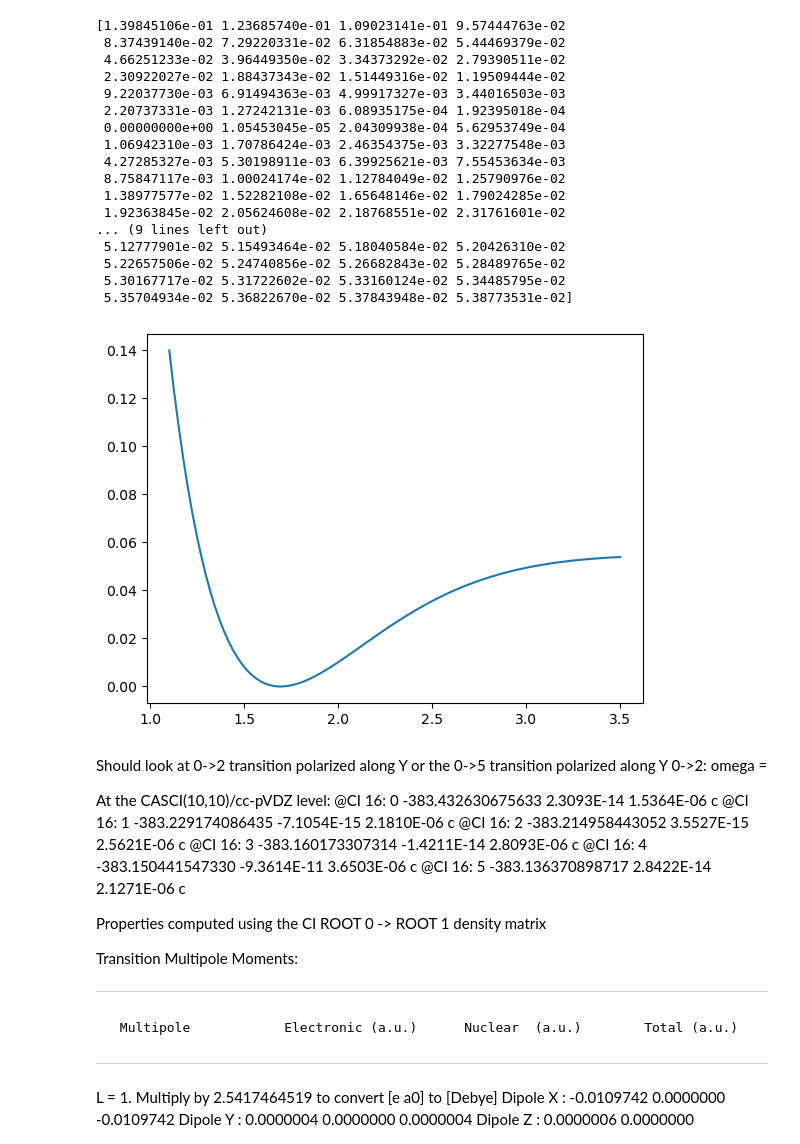
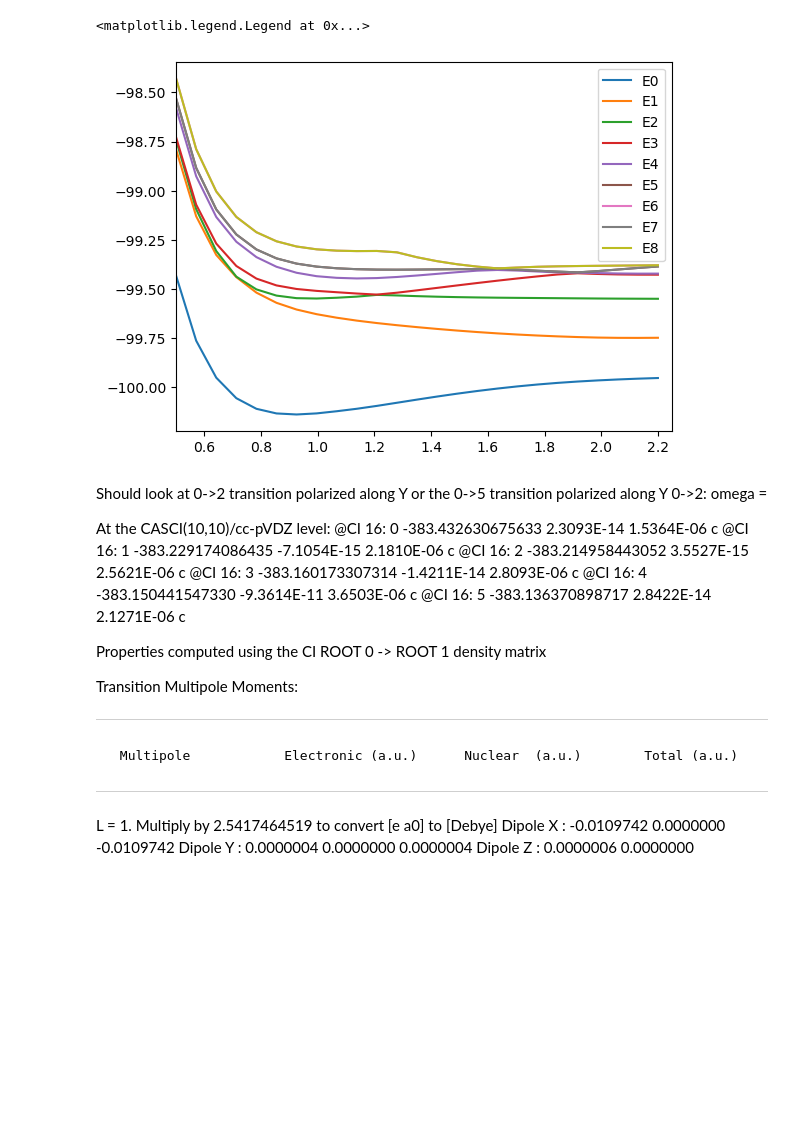
Before and after one commit to boss-bee/data_repository, a Jupyter notebook: json_scripts/hf_casci.ipynb, the cells around one changed output. Cells and saved outputs as stored; diff of their text form; code cells hidden in the pictures; blank space fills up the shorter version.

```diff
--- a/json_scripts/hf_casci.ipynb
+++ b/json_scripts/hf_casci.ipynb
@@ -63,41 +172,41 @@ for r_val in rs:
 # %%
 from matplotlib import pyplot as plt
 #plt.plot(rs, scf_e, label="rhf")
-plt.plot(rs, eg, label="casci g")
-plt.plot(rs, e1)
+plt.plot(rs, eg, label="E0")
+plt.plot(rs, e1, label="E1")
+plt.plot(rs, e2, label="E2")
+plt.plot(rs, e3, label="E3")
+plt.plot(rs, e4, label="E4")
+plt.plot(rs, e5, label="E5")
+plt.plot(rs, e6, label="E6")
+plt.plot(rs, e7, label="E7")
+plt.plot(rs, e8, label="E8")
 #plt.plot(rs, e2)
-plt.xlim(1.5,2.0)
-plt.ylim(-199.92, -199.7)
+plt.xlim(0.5,2.25)
+#plt.ylim(-199.92, -199.7)
 plt.legend()
 
-pes = np.array([[rs], [eg], [e1]])
-np.save("mghp_pes_casci_8_12_ccPVTZ.npy", pes)
+#pes = np.array([[rs], [eg], [e1]])
+#np.save("mghp_pes_casci_8_12_ccPVTZ.npy", pes)
+# %% [output]
+<matplotlib.legend.Legend at 0x...>
+[figure, added]
 # %%
 pes_read = np.load("mghp_pes_casci_8_12_ccPVTZ.npy")
 np.shape(pes_read)
-plt.plot(rs, pes_read[1,0,:]-np.min(pes_read[1,0,:]))
+
+plt.plot(rs, cceg, label="ccsd(t)")
+plt.plot(rs, eg, label="Eg (6,16)")
+plt.plot(rs, e1, label='E1 (6,16)')
+plt.plot(rs, e3, label='E2 (6,16)')
+#plt.plot(pes_read[0,0,:], pes_read[1,0,:], label='E1 (8, 12)')
+#plt.plot(pes_read[0,0,:], pes_read[2,0,:], label='E2 (8, 12)')
+#plt.plot(pes_read[0,0,:], pes_read[3,0,:], label='E3 (8, 12)')
+plt.legend()
+#plt.plot(rs, pes_read[1,0,:]-np.min(pes_read[1,0,:]))
 #plt.plot(rs, pes_read[2,0,:])
 
-print(pes_read[1,0,:]-np.min(pes_read[1,0,:]))
+#print(pes_read[1,0,:]-np.min(pes_read[1,0,:]))
-# %% [output]
-[1.39845106e-01 1.23685740e-01 1.09023141e-01 9.57444763e-02
- 8.37439140e-02 7.29220331e-02 6.31854883e-02 5.44469379e-02
- 4.66251233e-02 3.96449350e-02 3.34373292e-02 2.79390511e-02
- 2.30922027e-02 1.88437343e-02 1.51449316e-02 1.19509444e-02
- 9.22037730e-03 6.91494363e-03 4.99917327e-03 3.44016503e-03
- 2.20737331e-03 1.27242131e-03 6.08935175e-04 1.92395018e-04
- 0.00000000e+00 1.05453045e-05 2.04309938e-04 5.62953749e-04
- 1.06942310e-03 1.70786424e-03 2.46354375e-03 3.32277548e-03
- 4.27285327e-03 5.30198911e-03 6.39925621e-03 7.55453634e-03
- 8.75847117e-03 1.00024174e-02 1.12784049e-02 1.25790976e-02
- 1.38977577e-02 1.52282108e-02 1.65648146e-02 1.79024285e-02
- 1.92363845e-02 2.05624608e-02 2.18768551e-02 2.31761601e-02
-... (9 lines left out)
- 5.12777901e-02 5.15493464e-02 5.18040584e-02 5.20426310e-02
- 5.22657506e-02 5.24740856e-02 5.26682843e-02 5.28489765e-02
- 5.30167717e-02 5.31722602e-02 5.33160124e-02 5.34485795e-02
- 5.35704934e-02 5.36822670e-02 5.37843948e-02 5.38773531e-02]
-[figure, removed]
 # %%
 ci_e, wfn = psi4.energy('fci',ref_wfn=wfn, return_wfn=True)
 ener = psi4.get_variable('CI ROOT 0 -> ROOT 2 EXCITATION ENERGY')
```
Also changed, not shown: parts of 5 cells of this notebook, 1 other file.
